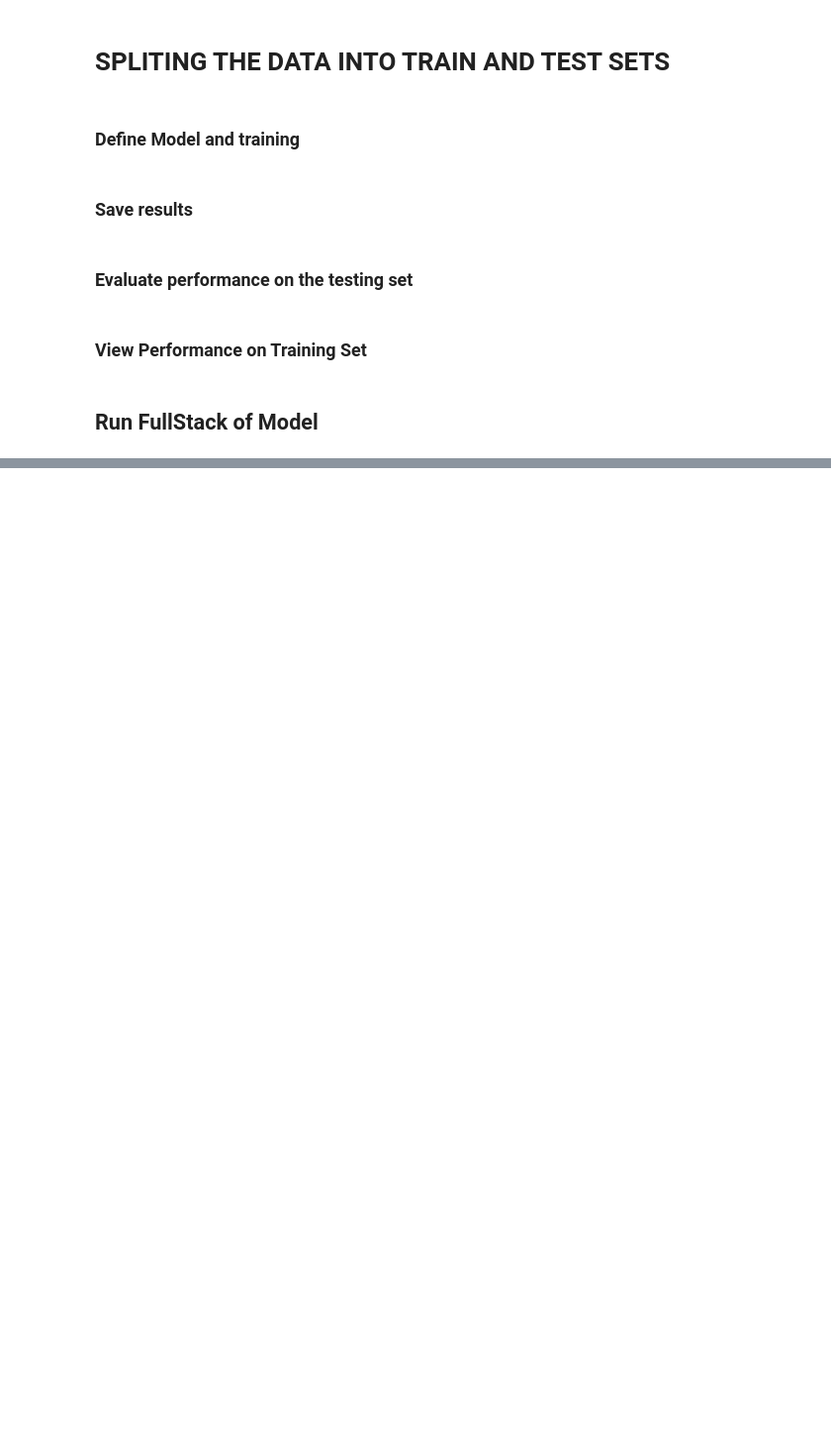
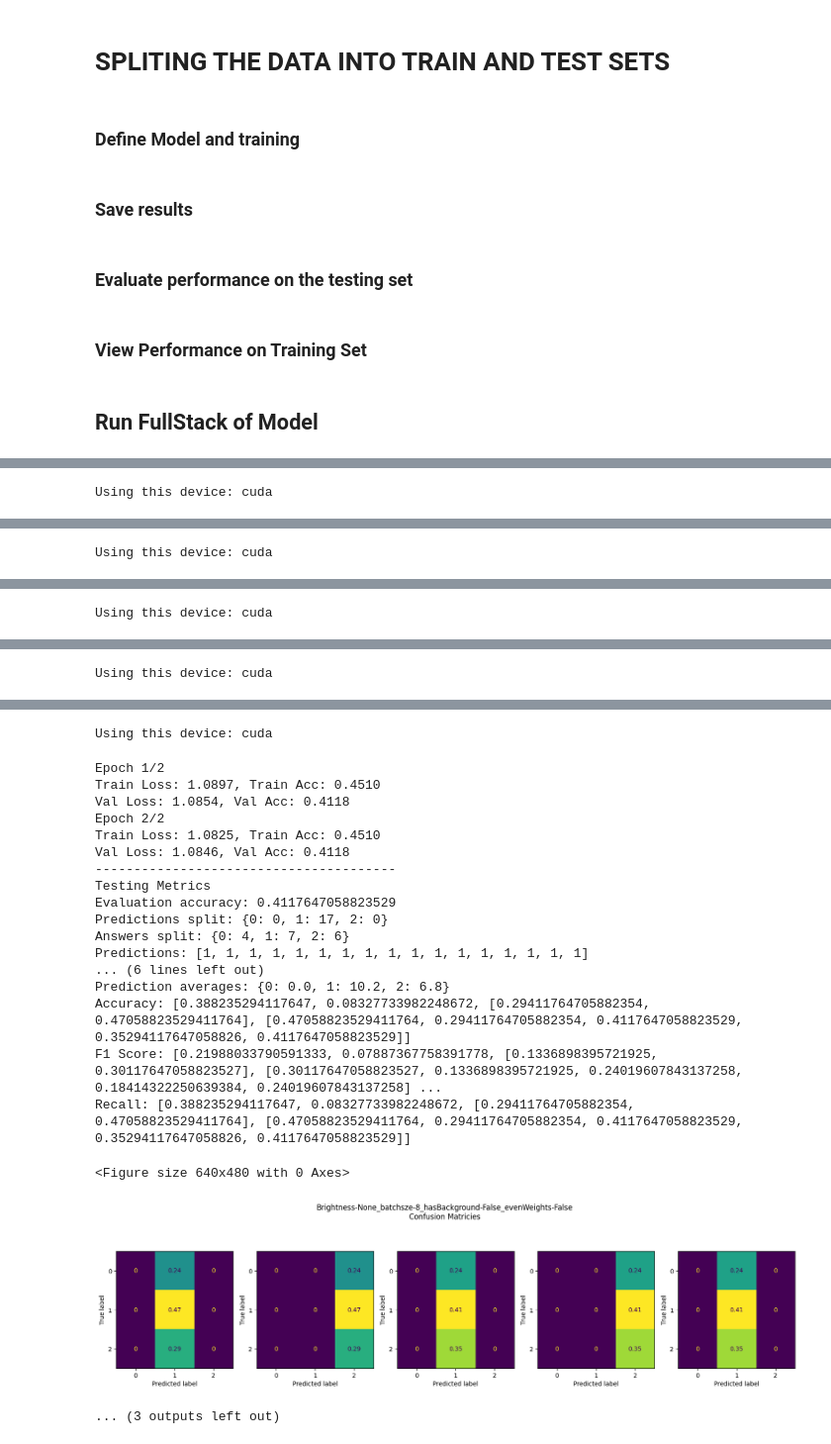
Before and after one commit to DaLawnChair/Pancreas-Cancer-Prognosis, a Jupyter notebook: imageSegmentationWithBackground.ipynb, the cells around one changed output, grey strips where cells are left out. Shown at 99% size. Cells and saved outputs as stored; diff of their text form; code cells hidden in the pictures; blank space fills up the shorter version.

```diff
--- a/imageSegmentationWithBackground.ipynb
+++ b/imageSegmentationWithBackground.ipynb
@@ -979,15 +1050,16 @@ def plotTraining(testPathName, testName, history, saveFigure=True, showResult=Tr
 # %% [markdown]
 ## Run FullStack of Model
 # %%
-def plotConfusionMatricies(directory, testName, confusion_matricies):
+def plotConfusionMatricies(testPathName, testName, confusion_matricies):
     figure,axis = plt.subplots(1,len(confusion_matricies),figsize=(20, 5))
     for idx in range(len(confusion_matricies)):
         confusion_matricies[idx].plot(ax=axis[idx])
         confusion_matricies[idx].im_.colorbar.remove()
 
     figure.suptitle(f'{testName}\nConfusion Matricies')
-    plt.savefig(directory+'/confusion_matricies.png')
+    plt.savefig(testPathName+'/confusion_matrix.png')
     plt.show()
+    plt.clf()
 
 def meanConfidenceInterval(data, confidence=0.95):
     a = 1.0 * np.array(data)
@@ -1011,22 +1083,17 @@ def averagePredictionTotals(predictions, numberOfTrials=5):
 
     return average
 
-# # # Get the entire datasheet
-# cases = list(data['TAPS_CaseIDs_PreNAT'])
-# recistCriteria = list(data['RECIST_PostNAT'])
-
-
 #Runs all model evaluations steps
-def runModelFullStack(testPathName, testName, xTrain, yTrain, xVal, yVal, xTest, yTest, trainingTransform=None, batchSize=8, numberOfEpochs=100):
+def runModelFullStack(testPathName, testName, xTrain, yTrain, xVal, yVal, xTest, yTest, trainingTransform=None, learningRate = 0.001, batchSize=8, numberOfEpochs=100):
     trainingData, validationData, testingData, training_data_transforms = convertDataToLoaders(xTrain, yTrain, xVal, yVal, xTest, yTest, training_data_transforms = trainingTransform, batchSize=batchSize)
 
-    model, criterion, optimizer = defineModel()
+    model, criterion, optimizer = defineModel(learningRate = learningRate)
     model, criterion, device, history, endingEpoch = trainModel(model, criterion, optimizer, trainingData,validationData, numberOfEpochs=numberOfEpochs)
     saveResults(testPathName, model, history, training_data_transforms, saveModel=False)
-    disp, accuracy, f1, recall, predictsTotal = evaluateModelOnTestSet(testPathName, model, testingData, criterion, device, saveConfusionMatrix = False, showConfusionMatrix=False)
-    plotTraining(testPathName, testName, history, saveFigure=True, showResult=True)
+    confusionMatrix, accuracy, f1, recall, predictsTotal = evaluateModelOnTestSet(testPathName, model, testingData, criterion, device, saveConfusionMatrix = False, showConfusionMatrix=False)
+    # plotTraining(testPathName, testName, history, saveFigure=True, showResult=True)
 
-    return disp, accuracy, f1, recall, predictsTotal, endingEpoch+1
+    return confusionMatrix, history, accuracy, f1, recall, predictsTotal, endingEpoch+1
 # %%
 def generateTransform(RandomHorizontalFlipValue=0.5,RandomVerticalFlipValue=0.5, RandomRotationValue=50, RandomElaticTransform=[0,0], brightnessConstant=0, contrastConstant=0, kernelSize=3, sigmaRange=(0.1,1.0)):
     training_data_transforms = transforms.Compose([
@@ -1310,0 +1246,34 @@ os.listdir()
+# %%
+# Data augmentations
+
+from sklearn.model_selection import StratifiedKFold
+
+BATCHSIZE = 8
+NUM_EPOCHS = 100
+
+learningRate = 0.0001
+hasBackground = True
+
+# Balance the classes used in the model
+class1Percentage = (0.3333/16)
+class2Percentage = (0.3333/30)
+class3Percentage = (0.3333/24)
+
+weightsForClasses = [class1Percentage / (class1Percentage+class2Percentage+class3Percentage) , class3Percentage / (class1Percentage+class2Percentage+class3Percentage), class3Percentage / (class1Percentage+class2Percentage+class3Percentage)]
+
+#Make all transforms that I am going to test:
+transformsTested = {
+    "0%":generateTransform(RandomRotationValue=0, RandomElaticTransform=[0.01,0.01], brightnessConstant=0, contrastConstant=0.0, kernelSize=3, sigmaRange=(0.001,0.002)),
+    "20%":generateTransform(RandomRotationValue=20, RandomElaticTransform=[0.2,0.2], brightnessConstant=0.2, contrastConstant=0.2, kernelSize=3, sigmaRange=(0.001,0.2)),
+    "40%":generateTransform(RandomRotationValue=40, RandomElaticTransform=[0.40,0.40], brightnessConstant=0.4, contrastConstant=0.40, kernelSize=3, sigmaRange=(0.2,0.4)),
+    "60%":generateTransform(RandomRotationValue=60, RandomElaticTransform=[0.60,0.60], brightnessConstant=0.6, contrastConstant=0.6, kernelSize=3, sigmaRange=(0.4,0.6)),
+    "80%":generateTransform(RandomRotationValue=80, RandomElaticTransform=[0.8,0.8], brightnessConstant=0.8, contrastConstant=0.8, kernelSize=3, sigmaRange=(0.6,0.8)),
+    "100%":generateTransform(RandomRotationValue=100, RandomElaticTransform=[1.0,1.0], brightnessConstant=1.0, contrastConstant=1.0, kernelSize=3, sigmaRange=(0.8,1.0)),
+
+}
+
+# Run the tests
+for key, value in transformsTested.items():
+    generateKFoldsValidation(key,"-", k=5,trainingTransform=value, learningRate = learningRate, batchSize=BATCHSIZE, numberOfEpochs=NUM_EPOCHS)
+# %% [output]
+Using this device: cuda
@@ -1310,0 +1298 @@ os.listdir()
+Using this device: cuda
@@ -1310,0 +1317 @@ os.listdir()
+Using this device: cuda
@@ -1310,0 +1336 @@ os.listdir()
+Using this device: cuda
@@ -1310,0 +1355,21 @@ os.listdir()
+Using this device: cuda
+Epoch 1/2
+Train Loss: 1.0897, Train Acc: 0.4510
+Val Loss: 1.0854, Val Acc: 0.4118
+Epoch 2/2
+Train Loss: 1.0825, Train Acc: 0.4510
+Val Loss: 1.0846, Val Acc: 0.4118
+---------------------------------------
+Testing Metrics
+Evaluation accuracy: 0.4117647058823529
+Predictions split: {0: 0, 1: 17, 2: 0}
+Answers split: {0: 4, 1: 7, 2: 6}
+Predictions: [1, 1, 1, 1, 1, 1, 1, 1, 1, 1, 1, 1, 1, 1, 1, 1, 1]
+... (6 lines left out)
+Prediction averages: {0: 0.0, 1: 10.2, 2: 6.8}
+Accuracy: [0.388235294117647, 0.08327733982248672, [0.29411764705882354, 0.47058823529411764], [0.47058823529411764, 0.29411764705882354, 0.4117647058823529, 0.35294117647058826, 0.4117647058823529]]
+F1 Score: [0.21988033790591333, 0.07887367758391778, [0.1336898395721925, 0.30117647058823527], [0.30117647058823527, 0.1336898395721925, 0.24019607843137258, 0.18414322250639384, 0.24019607843137258] ...
+Recall: [0.388235294117647, 0.08327733982248672, [0.29411764705882354, 0.47058823529411764], [0.47058823529411764, 0.29411764705882354, 0.4117647058823529, 0.35294117647058826, 0.4117647058823529]]
+<Figure size 640x480 with 0 Axes>
+[figure, added]
+... (3 outputs left out)
```
Also changed, not shown: parts of 11 cells of this notebook, 2 other files.
